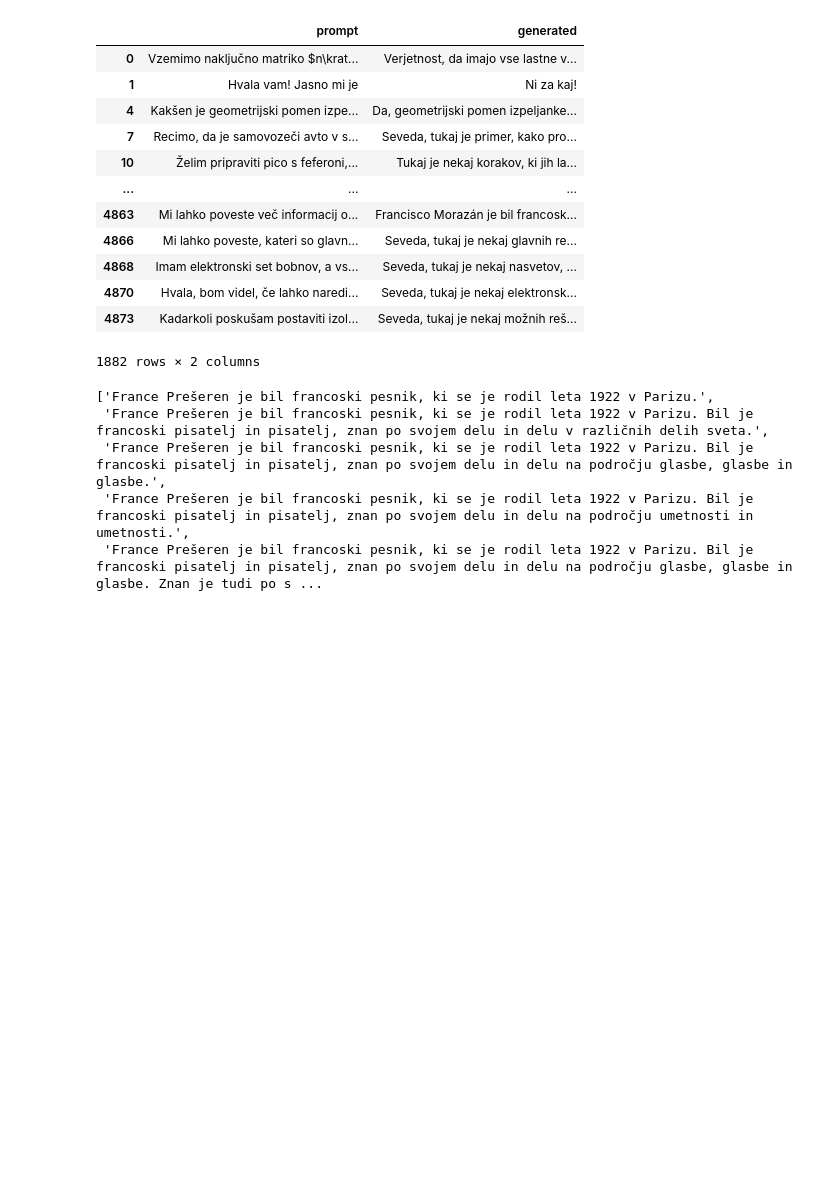
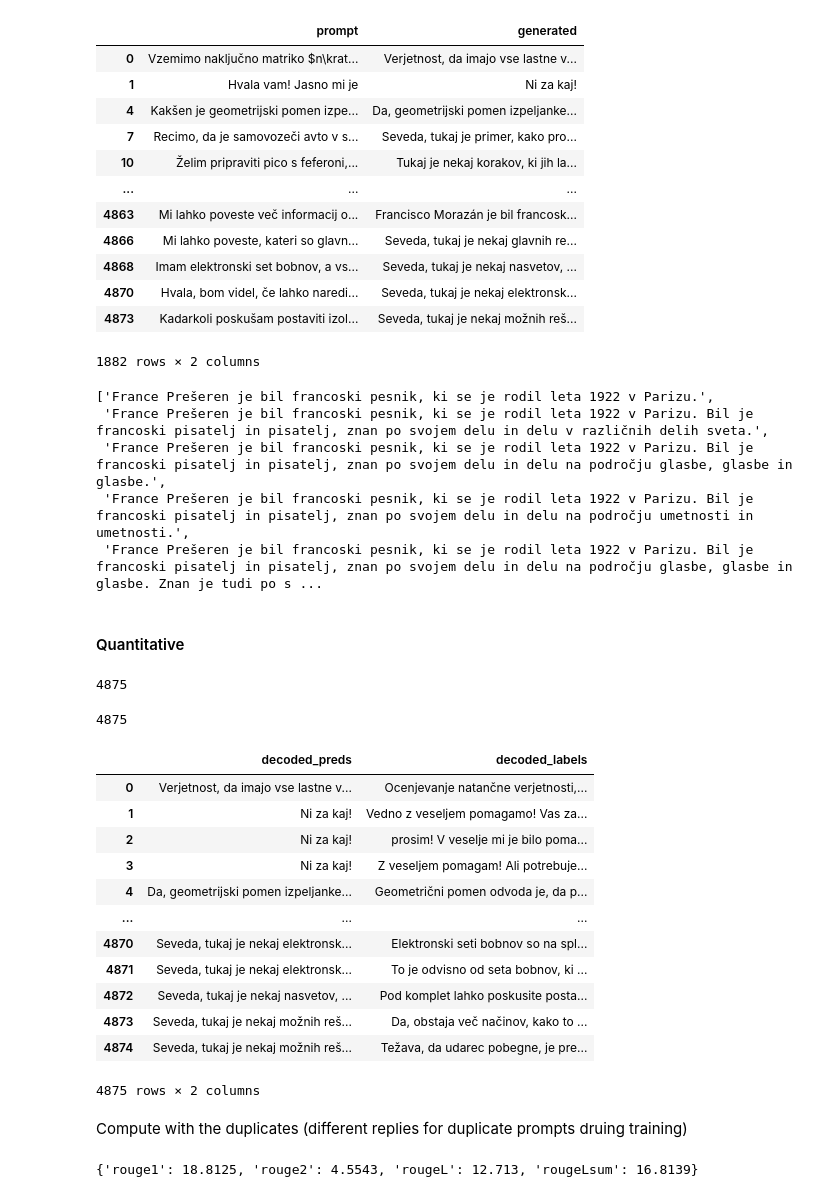
Before and after one commit to UL-FRI-NLP-Course-2022-23/nlp-course-vlr-hsj, a Jupyter notebook: notebooks/evaluation/t5_evaluation.ipynb, the cells around one changed output. Cells and saved outputs as stored; diff of their text form; code cells hidden in the pictures; blank space fills up the shorter version.

```diff
--- a/notebooks/evaluation/t5_evaluation.ipynb
+++ b/notebooks/evaluation/t5_evaluation.ipynb
@@ -53,8 +55,8 @@ data[data["split"] == "test"][:10]
 | 42647 | Recimo, da je samovozeči avto v s... | Avto mora biti programiran tako, ... | 1 | test |
 | 42648 | Recimo, da je samovozeči avto v s... | To vrsto etičnih dilem, kot je ti... | 2 | test |
 # %%
-test_data = Dataset.from_pandas(data[data['split'] == 'test'][["prompt", "reply"]])
-test_data
+eval_data = Dataset.from_pandas(data[data['split'] == split][["prompt", "reply"]])
+eval_data
 # %% [output]
 Dataset({
     features: ['prompt', 'reply', '__index_level_0__'],
@@ -90,9 +92,9 @@ def convert_to_features(examples):
     model_inputs["labels"] = labels["input_ids"]
     return model_inputs
 # %%
-test_data = test_data.map(convert_to_features, batched=True, load_from_cache_file=False)
-test_data.set_format(type="torch", columns=["input_ids", "attention_mask", "labels"])
-test_data
+eval_data = eval_data.map(convert_to_features, batched=True, load_from_cache_file=False)
+eval_data.set_format(type="torch", columns=["input_ids", "attention_mask", "labels"])
+eval_data
 # %% [output]
 Dataset({
     features: ['prompt', 'reply', '__index_level_0__', 'input_ids', 'attention_mask', 'labels'],
@@ -169,3 +174,5 @@ tokenizer.batch_decode(outputs, skip_special_tokens=True)
  'France Prešeren je bil francoski pesnik, ki se je rodil leta 1922 v Parizu. Bil je francoski pisatelj in pisatelj, znan po svojem delu in delu na področju glasbe, glasbe in glasbe.',
  'France Prešeren je bil francoski pesnik, ki se je rodil leta 1922 v Parizu. Bil je francoski pisatelj in pisatelj, znan po svojem delu in delu na področju umetnosti in umetnosti.',
  'France Prešeren je bil francoski pesnik, ki se je rodil leta 1922 v Parizu. Bil je francoski pisatelj in pisatelj, znan po svojem delu in delu na področju glasbe, glasbe in glasbe. Znan je tudi po s ...
+# %% [markdown]
+#### Quantitative
@@ -171,0 +199,38 @@ tokenizer.batch_decode(outputs, skip_special_tokens=True)
+# %%
+labels = eval_data["labels"]
+labels = np.where(labels != -100, labels, tokenizer.pad_token_id)
+decoded_labels = tokenizer.batch_decode(labels, skip_special_tokens=True)
+len(decoded_labels)
+# %% [output]
+4875
+# %%
+# load the results obtained earlier to not have to generate them again as it takes a long time
+result_data = pd.read_csv(f"../../data/t5_results/prompt_reply_pairs_generated_{model_name}.csv", sep=";")
+decoded_preds = result_data["generated"].to_list()
+len(decoded_preds)
+# %% [output]
+4875
+# %%
+quantitative_data = pd.DataFrame({"decoded_preds": decoded_preds, "decoded_labels": decoded_labels})
+quantitative_data
+# %% [output]
+|  | decoded_preds | decoded_labels |
+| 0 | Verjetnost, da imajo vse lastne v... | Ocenjevanje natančne verjetnosti,... |
+| 1 | Ni za kaj! | Vedno z veseljem pomagamo! Vas za... |
+| 2 | Ni za kaj! | prosim! V veselje mi je bilo poma... |
+| 3 | Ni za kaj! | Z veseljem pomagam! Ali potrebuje... |
+| 4 | Da, geometrijski pomen izpeljanke... | Geometrični pomen odvoda je, da p... |
+| ... | ... | ... |
+| 4870 | Seveda, tukaj je nekaj elektronsk... | Elektronski seti bobnov so na spl... |
+| 4871 | Seveda, tukaj je nekaj elektronsk... | To je odvisno od seta bobnov, ki ... |
+| 4872 | Seveda, tukaj je nekaj nasvetov, ... | Pod komplet lahko poskusite posta... |
+| 4873 | Seveda, tukaj je nekaj možnih reš... | Da, obstaja več načinov, kako to ... |
+| 4874 | Seveda, tukaj je nekaj možnih reš... | Težava, da udarec pobegne, je pre... |
+4875 rows × 2 columns
+# %% [markdown]
+Compute with the duplicates (different replies for duplicate prompts druing training)
+# %%
+result_rouge = compute_rouge(decoded_preds, decoded_labels)
+print(result_rouge)
+# %% [output]
+{'rouge1': 18.8125, 'rouge2': 4.5543, 'rougeL': 12.713, 'rougeLsum': 16.8139}
```
Also changed, not shown: parts of 15 cells of this notebook, 1 other file.
